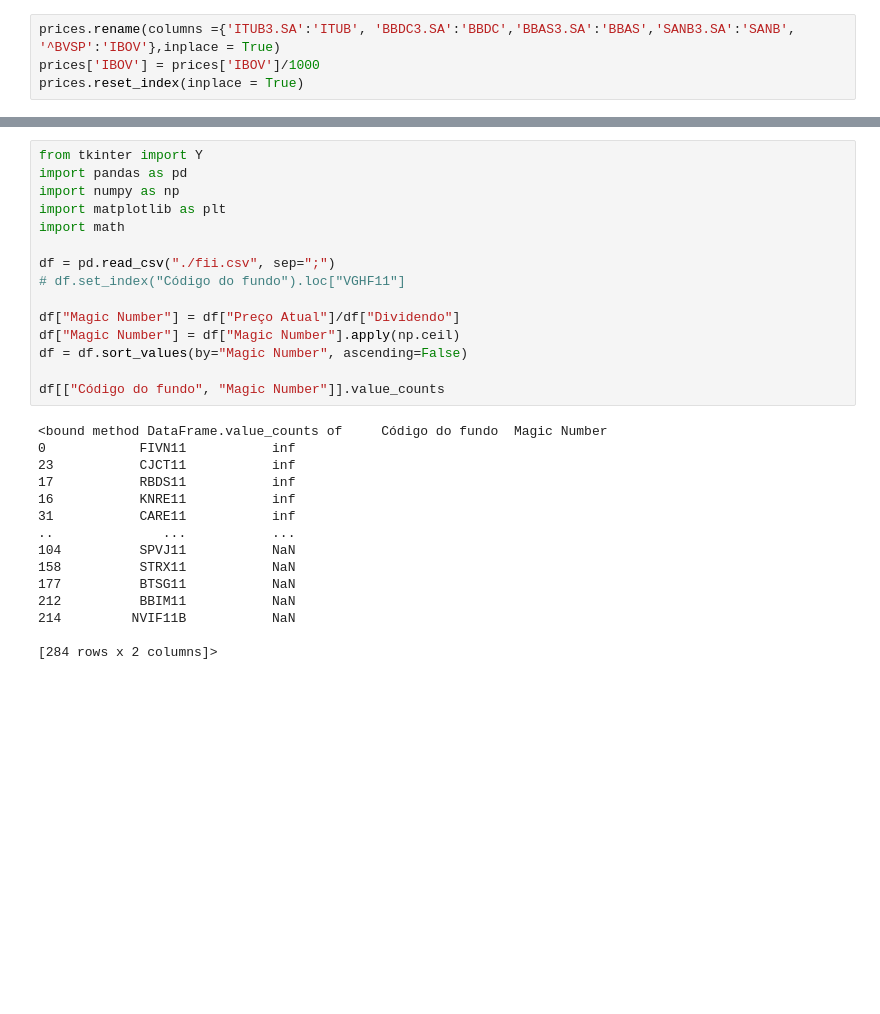
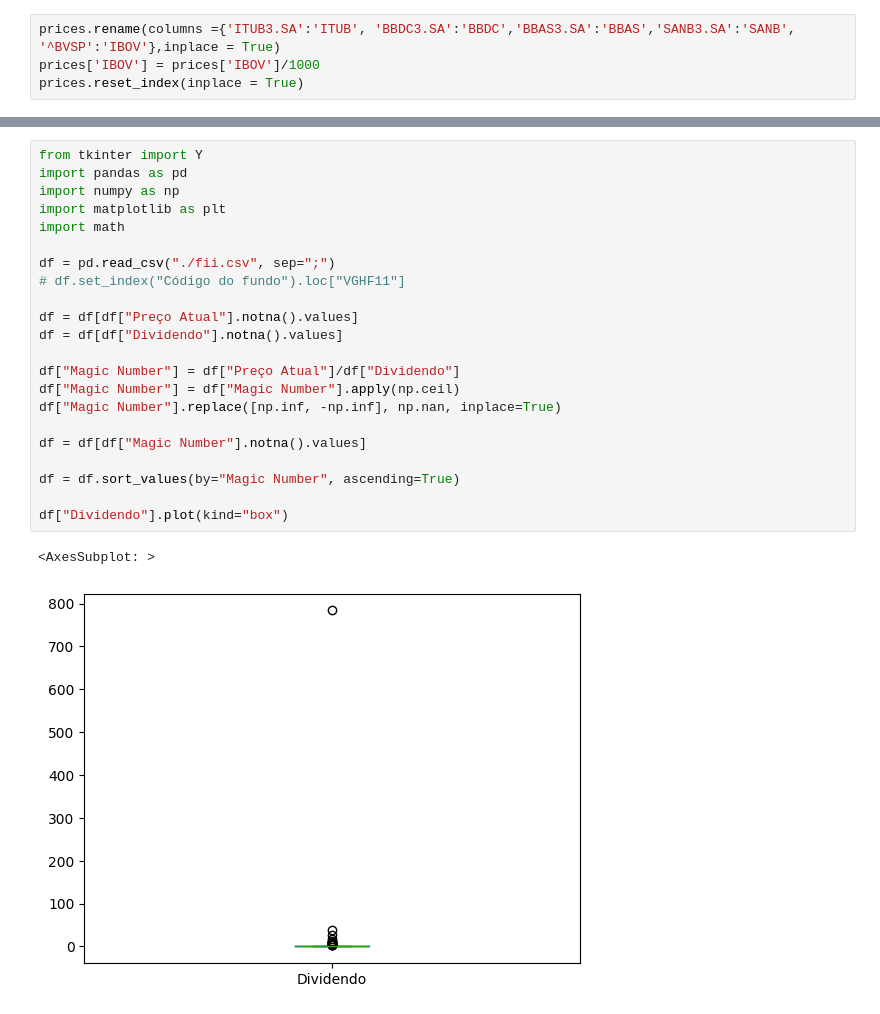
Before and after one commit to patrikfreisner/PythonDataScience, a Jupyter notebook: z_01 - FinanceExplorer.ipynb, the cells around one changed output, grey strips where cells are left out. Saved outputs shown, nothing was run; the diff lists cells and outputs as text; blank space fills up the shorter version.

```diff
--- a/z_01 - FinanceExplorer.ipynb
+++ b/z_01 - FinanceExplorer.ipynb
@@ -94,30 +113,25 @@ time.sleep(1)
 # %%
 from tkinter import Y
 import pandas as pd
 import numpy as np
 import matplotlib as plt
 import math
 
 df = pd.read_csv("./fii.csv", sep=";")
 # df.set_index("Código do fundo").loc["VGHF11"]
 
+df = df[df["Preço Atual"].notna().values]
+df = df[df["Dividendo"].notna().values]
+
 df["Magic Number"] = df["Preço Atual"]/df["Dividendo"]
 df["Magic Number"] = df["Magic Number"].apply(np.ceil)
-df = df.sort_values(by="Magic Number", ascending=False)
+df["Magic Number"].replace([np.inf, -np.inf], np.nan, inplace=True)
 
-df[["Código do fundo", "Magic Number"]].value_counts
+df = df[df["Magic Number"].notna().values]
+
+df = df.sort_values(by="Magic Number", ascending=True)
+
+df["Dividendo"].plot(kind="box")
 # %% [output]
-<bound method DataFrame.value_counts of     Código do fundo  Magic Number
-0            FIVN11           inf
-23           CJCT11           inf
-17           RBDS11           inf
-16           KNRE11           inf
-31           CARE11           inf
-..              ...           ...
-104          SPVJ11           NaN
-158          STRX11           NaN
-177          BTSG11           NaN
-212          BBIM11           NaN
-214         NVIF11B           NaN
-
-[284 rows x 2 columns]>
+<AxesSubplot: >
+[figure, added]
```
Also changed, not shown: parts of 6 cells of this notebook, 2 other files.
